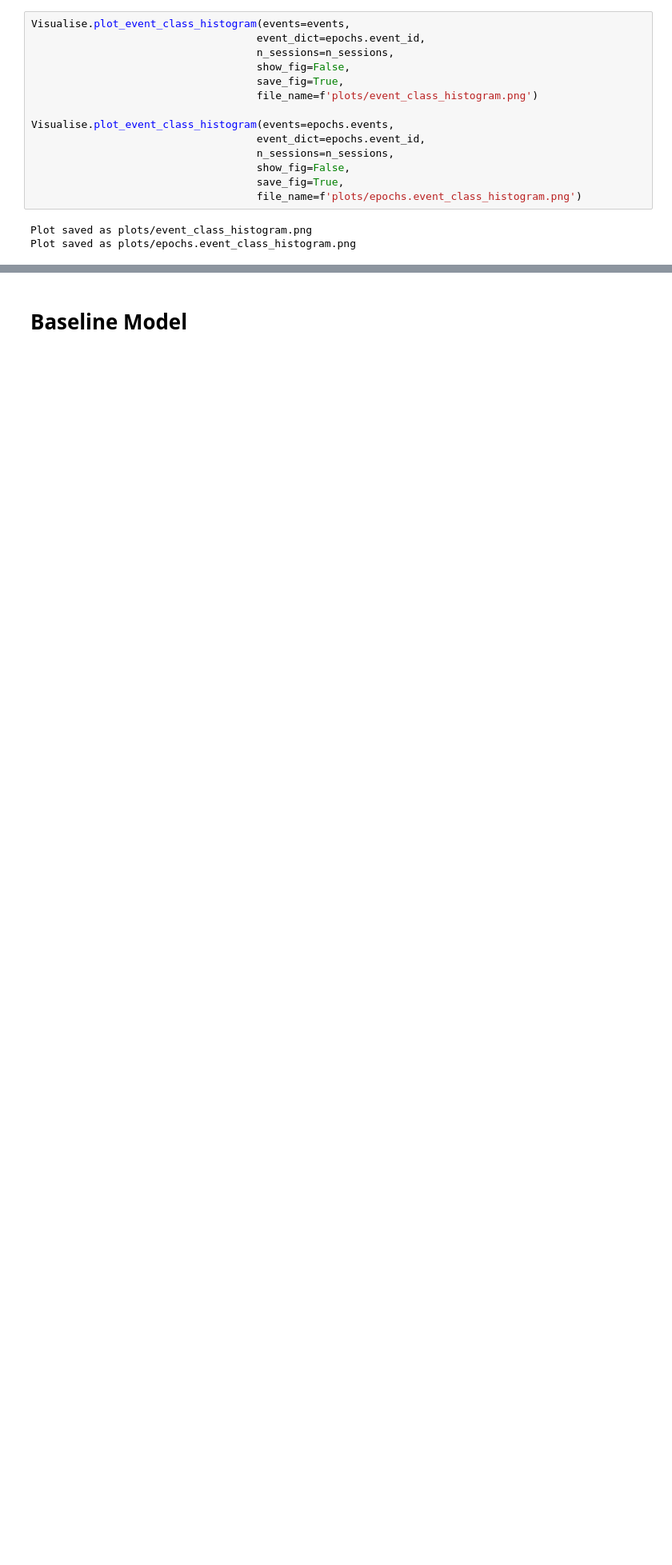
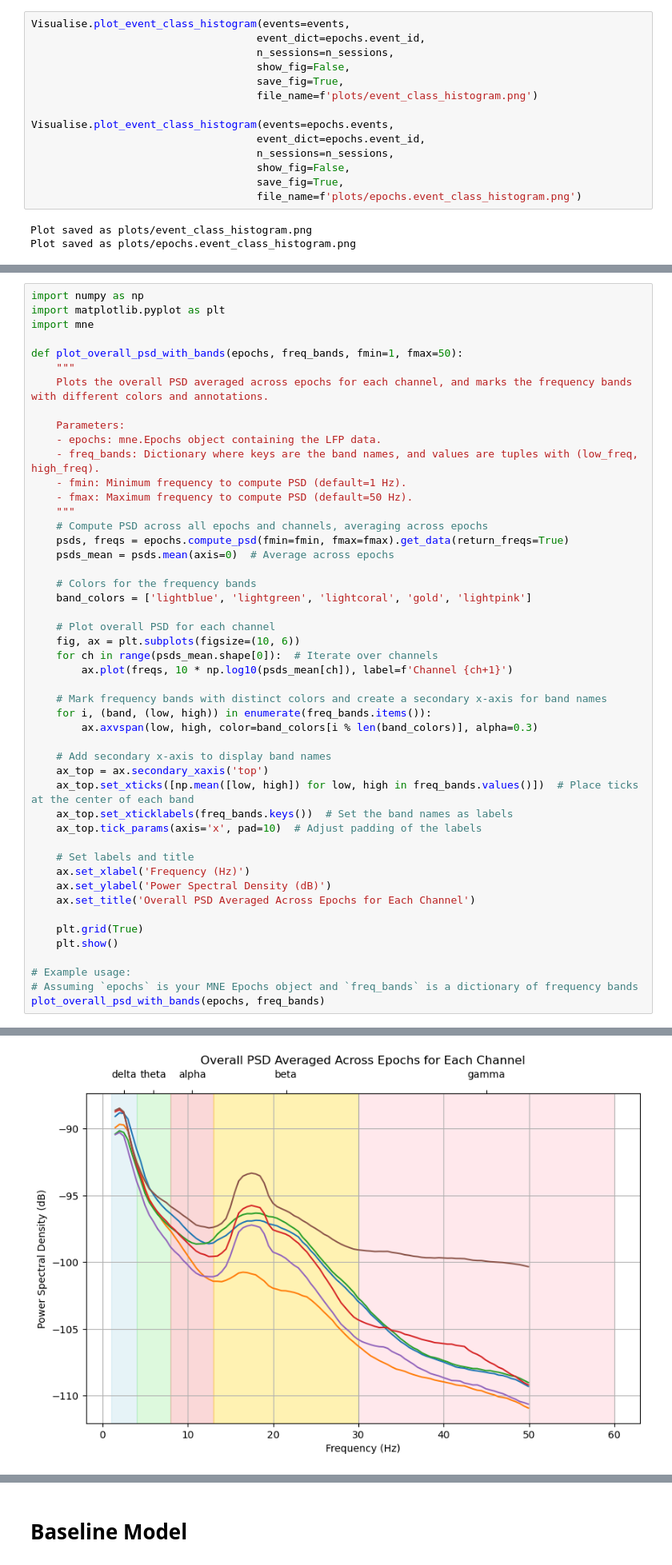
Before and after one commit to orabe/gaitmod, a Jupyter notebook: examples/lfp_all_data copy.ipynb, the cells around one changed output, grey strips where cells are left out. Shown at 80% size. Cells and saved outputs as stored; diff of their text form; blank space fills up the shorter version.

```diff
--- a/examples/lfp_all_data copy.ipynb
+++ b/examples/lfp_all_data copy.ipynb
@@ -284,0 +569,49 @@ Plot saved as plots/epochs.event_class_histogram.png
+# %%
+import numpy as np
+import matplotlib.pyplot as plt
+import mne
+
+def plot_overall_psd_with_bands(epochs, freq_bands, fmin=1, fmax=50):
+    """
+    Plots the overall PSD averaged across epochs for each channel, and marks the frequency bands with different colors and annotations.
+
+    Parameters:
+    - epochs: mne.Epochs object containing the LFP data.
+    - freq_bands: Dictionary where keys are the band names, and values are tuples with (low_freq, high_freq).
+    - fmin: Minimum frequency to compute PSD (default=1 Hz).
+    - fmax: Maximum frequency to compute PSD (default=50 Hz).
+    """
+    # Compute PSD across all epochs and channels, averaging across epochs
+    psds, freqs = epochs.compute_psd(fmin=fmin, fmax=fmax).get_data(return_freqs=True)
+    psds_mean = psds.mean(axis=0)  # Average across epochs
+
+    # Colors for the frequency bands
+    band_colors = ['lightblue', 'lightgreen', 'lightcoral', 'gold', 'lightpink']
+
+    # Plot overall PSD for each channel
+    fig, ax = plt.subplots(figsize=(10, 6))
+    for ch in range(psds_mean.shape[0]):  # Iterate over channels
+        ax.plot(freqs, 10 * np.log10(psds_mean[ch]), label=f'Channel {ch+1}')
+
+    # Mark frequency bands with distinct colors and create a secondary x-axis for band names
+    for i, (band, (low, high)) in enumerate(freq_bands.items()):
+        ax.axvspan(low, high, color=band_colors[i % len(band_colors)], alpha=0.3)
+
+    # Add secondary x-axis to display band names
+    ax_top = ax.secondary_xaxis('top')
+    ax_top.set_xticks([np.mean([low, high]) for low, high in freq_bands.values()])  # Place ticks at the center of each band
+    ax_top.set_xticklabels(freq_bands.keys())  # Set the band names as labels
+    ax_top.tick_params(axis='x', pad=10)  # Adjust padding of the labels
+
+    # Set labels and title
+    ax.set_xlabel('Frequency (Hz)')
+    ax.set_ylabel('Power Spectral Density (dB)')
+    ax.set_title('Overall PSD Averaged Across Epochs for Each Channel')
+
+    plt.grid(True)
+    plt.show()
+
+# Example usage:
+# Assuming `epochs` is your MNE Epochs object and `freq_bands` is a dictionary of frequency bands
+plot_overall_psd_with_bands(epochs, freq_bands)
+# %% [output]
@@ -284,0 +619 @@ Plot saved as plots/epochs.event_class_histogram.png
+[figure, added]
```
Also changed, not shown: parts of 27 cells of this notebook, 24 other files.
